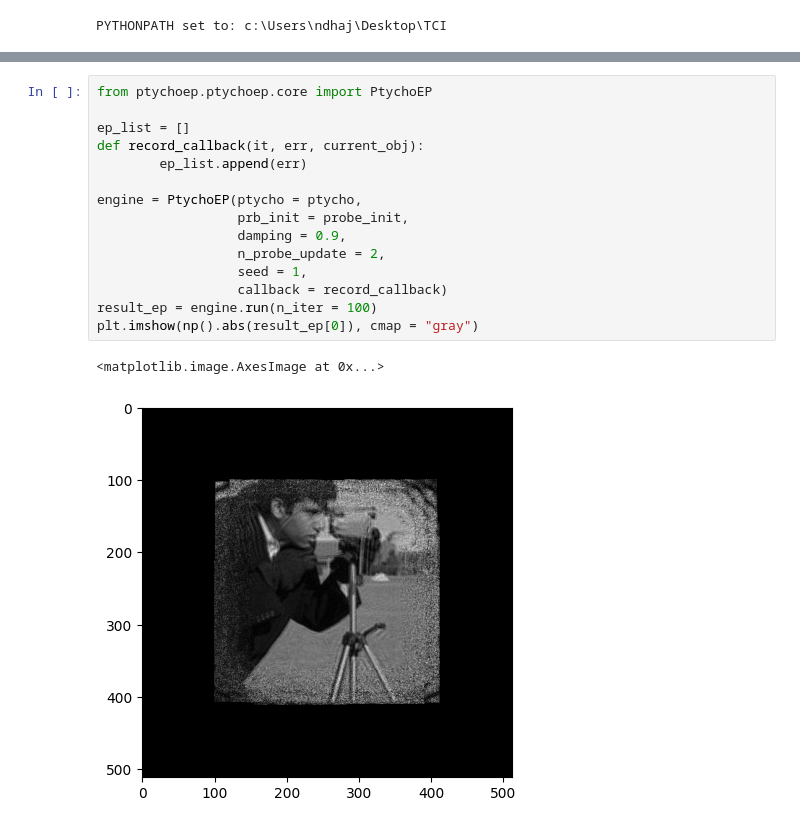
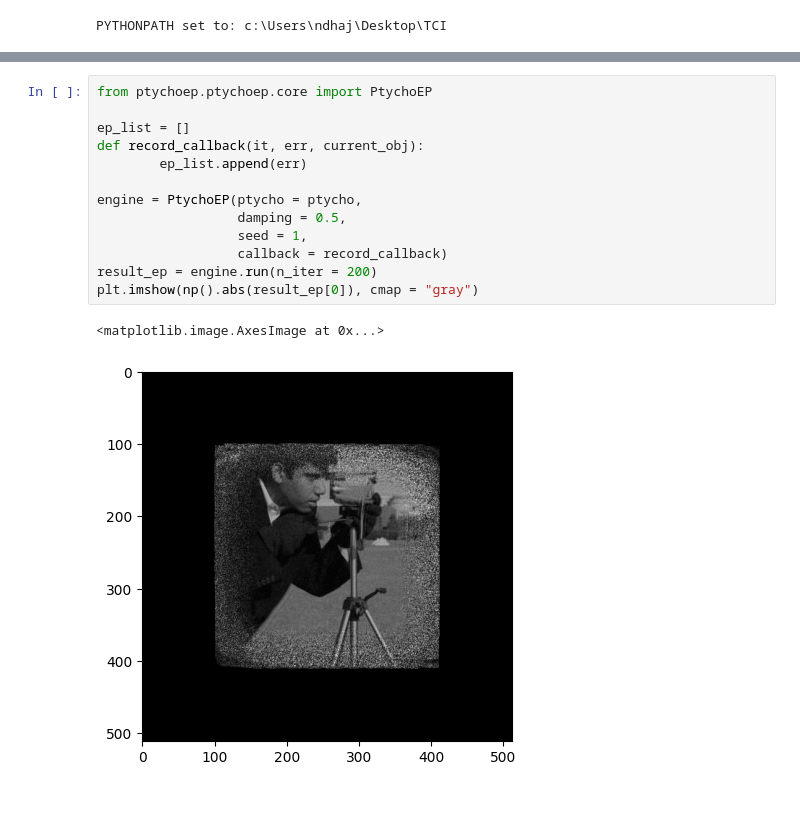
Before and after one commit to sacbow/PtychoEP, a Jupyter notebook: experiments/notebook/run_reconstruction_vs_scan_density.ipynb, the cells around one changed output, grey strips where cells are left out. Saved outputs shown, nothing was run; the diff lists cells and outputs as text.

```diff
--- a/experiments/notebook/run_reconstruction_vs_scan_density.ipynb
+++ b/experiments/notebook/run_reconstruction_vs_scan_density.ipynb
@@ -96,18 +70,16 @@ maximum number of photons :  107349.2890625
 # %%
 from ptychoep.ptychoep.core import PtychoEP
 
 ep_list = []
 def record_callback(it, err, current_obj):
         ep_list.append(err)
 
 engine = PtychoEP(ptycho = ptycho,
-                  prb_init = probe_init,
-                  damping = 0.9,
-                  n_probe_update = 2,
+                  damping = 0.5,
                   seed = 1,
                   callback = record_callback)
-result_ep = engine.run(n_iter = 100)
+result_ep = engine.run(n_iter = 200)
 plt.imshow(np().abs(result_ep[0]), cmap = "gray")
 # %% [output]
 <matplotlib.image.AxesImage at 0x...>
-[figure, old version]
+[figure, new version]
```
Also changed, not shown: parts of 10 cells of this notebook, 30 other files.
